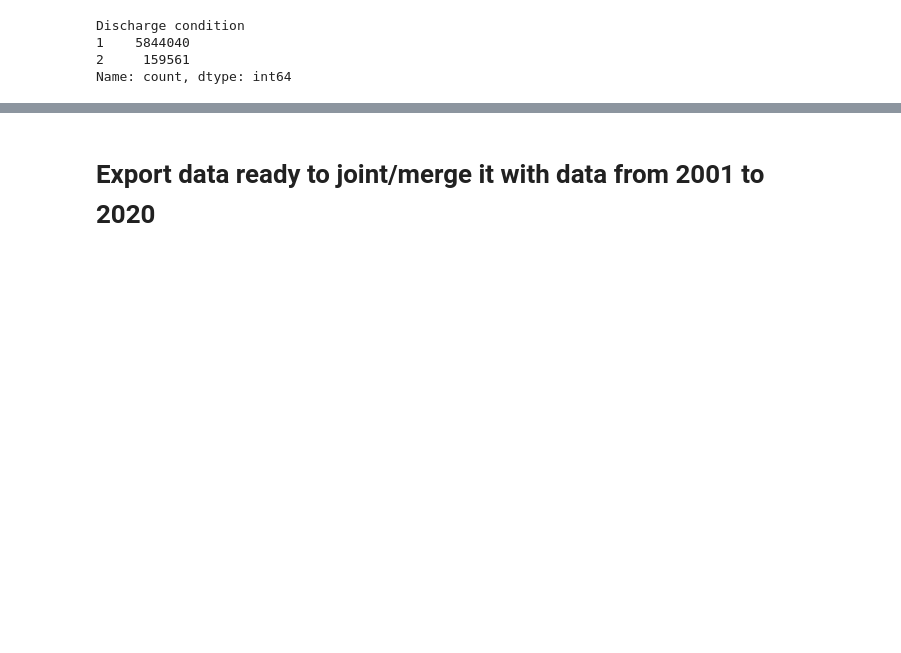
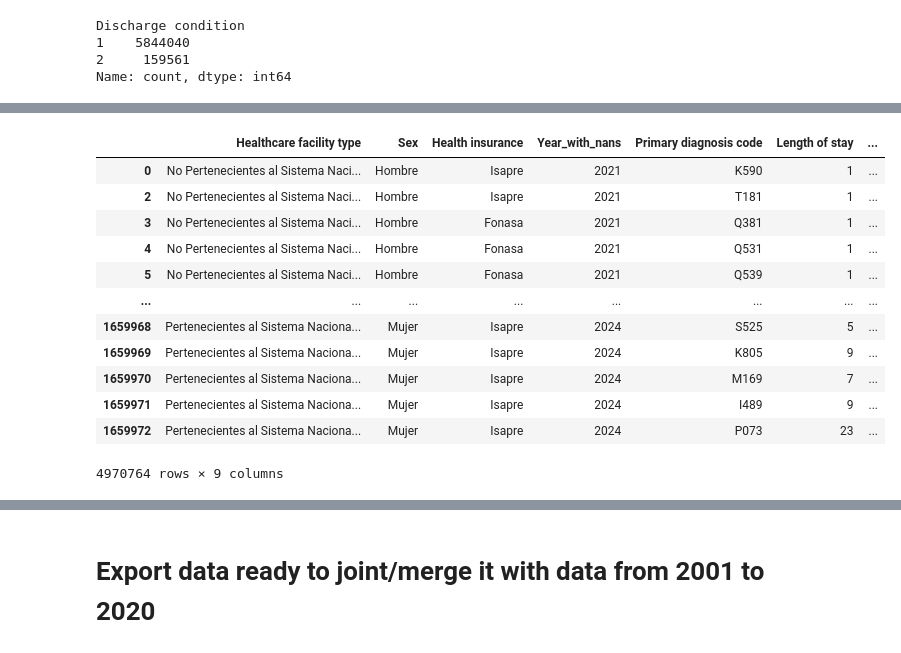
Before and after one commit to mirkopodunavak1996/EDAHospDischarges_Chile2001-2024, a Jupyter notebook: notebooks/Discharges_2021_2024_Cleaning.ipynb, the cells around one changed output, grey strips where cells are left out. Saved outputs shown, nothing was run; the diff lists cells and outputs as text; code cells hidden in the pictures; blank space fills up the shorter version.

Commit message:
Deleted all births to reduce size of dataframe and null values after handling and analyzing them

```diff
--- a/notebooks/Discharges_2021_2024_Cleaning.ipynb
+++ b/notebooks/Discharges_2021_2024_Cleaning.ipynb
@@ -1328,0 +1351,9 @@ Name: count, dtype: int64
+# %%
+df.dropna(inplace = True)
+# %%
+# Deleting births
+mask_births = df["Primary diagnosis code"].str.startswith("O")
+# %%
+df = df[~mask_births]
+# %%
+df['Healthcare facility type'] = df['Healthcare facility type'].cat.remove_unused_categories()
@@ -1328,0 +1373,16 @@ Name: count, dtype: int64
+# %%
+df
+# %% [output]
+|  | Healthcare facility type | Sex | Health insurance | Year_with_nans | Primary diagnosis code | Length of stay | ... |
+| 0 | No Pertenecientes al Sistema Naci... | Hombre | Isapre | 2021 | K590 | 1 | ... |
+| 2 | No Pertenecientes al Sistema Naci... | Hombre | Isapre | 2021 | T181 | 1 | ... |
+| 3 | No Pertenecientes al Sistema Naci... | Hombre | Fonasa | 2021 | Q381 | 1 | ... |
+| 4 | No Pertenecientes al Sistema Naci... | Hombre | Fonasa | 2021 | Q531 | 1 | ... |
+| 5 | No Pertenecientes al Sistema Naci... | Hombre | Fonasa | 2021 | Q539 | 1 | ... |
+| ... | ... | ... | ... | ... | ... | ... | ... |
+| 1659968 | Pertenecientes al Sistema Naciona... | Mujer | Isapre | 2024 | S525 | 5 | ... |
+| 1659969 | Pertenecientes al Sistema Naciona... | Mujer | Isapre | 2024 | K805 | 9 | ... |
+| 1659970 | Pertenecientes al Sistema Naciona... | Mujer | Isapre | 2024 | M169 | 7 | ... |
+| 1659971 | Pertenecientes al Sistema Naciona... | Mujer | Isapre | 2024 | I489 | 9 | ... |
+| 1659972 | Pertenecientes al Sistema Naciona... | Mujer | Isapre | 2024 | P073 | 23 | ... |
+4970764 rows × 9 columns
```
Also changed, not shown: parts of 8 cells of this notebook.
